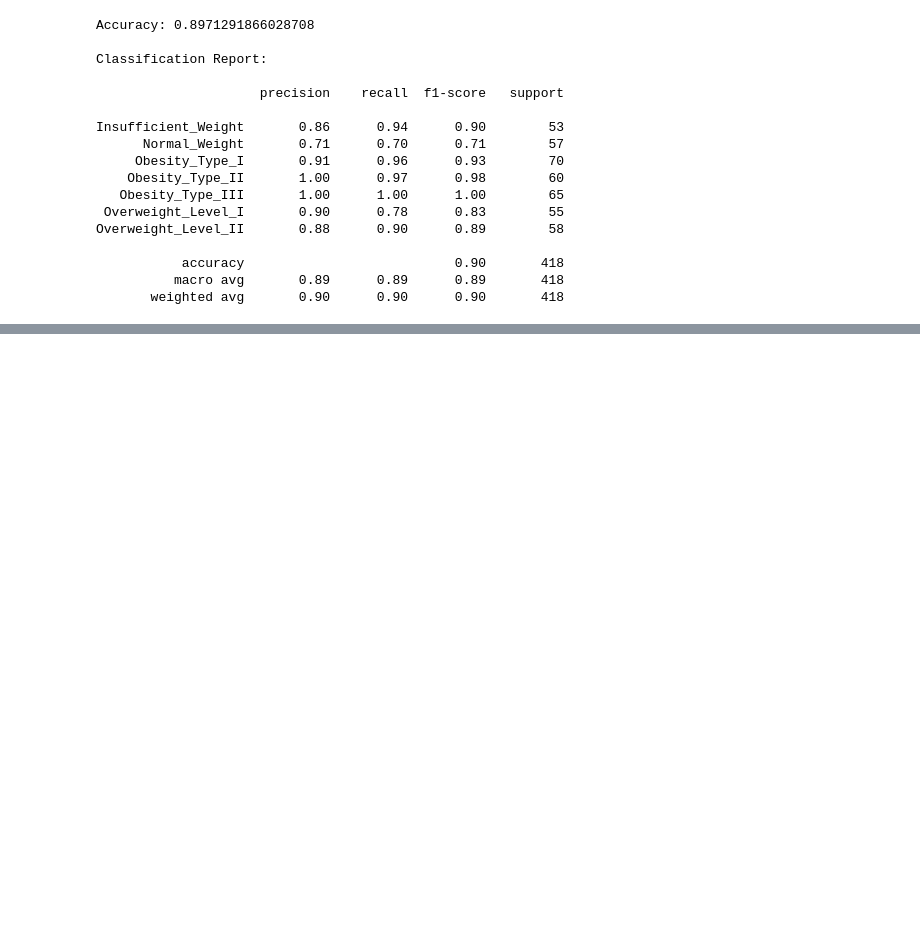
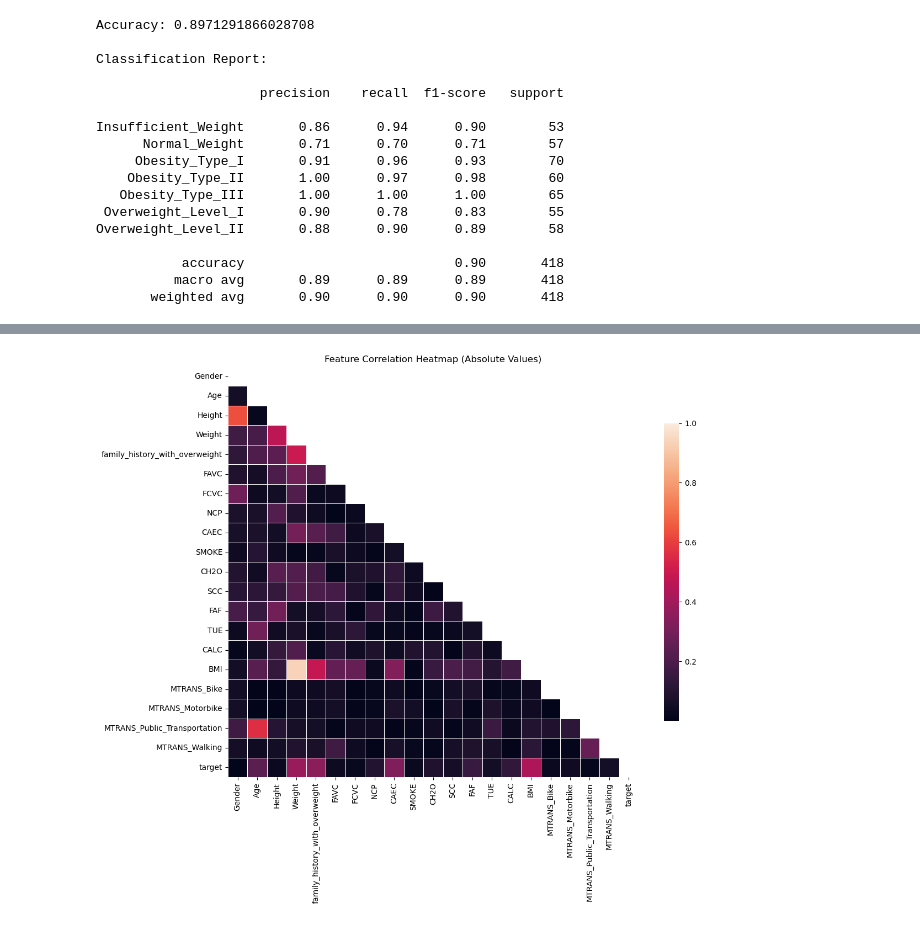
Before and after one commit to BMAS30/ml-project, a Jupyter notebook: notebooks/rascunho.ipynb, the cells around one changed output, grey strips where cells are left out. Cells and saved outputs as stored; diff of their text form; code cells hidden in the pictures; blank space fills up the shorter version.

```diff
--- a/notebooks/rascunho.ipynb
+++ b/notebooks/rascunho.ipynb
@@ -465,19 +295,0 @@ plt.show()
-# %%
-param_grid = {
-    'n_neighbors': list(range(3, 16)),
-    'weights': ['uniform', 'distance'],
-    'metric': ['euclidean', 'manhattan']
-}
-
-grid = GridSearchCV(
-    estimator=KNeighborsClassifier(),
-    param_grid=param_grid,
-    cv=5,
-    scoring='accuracy',
-    n_jobs=-1
-)
-
-grid.fit(X_train_scaled, y_train_encoded)
-
-print("Best params:", grid.best_params_)
-print("Best CV score:", grid.best_score_)
@@ -522,0 +340,34 @@ plt.show()
+# %%
+# Combine features and target into a single DataFrame for correlation analysis
+df_corr = X_train.copy()
+
+# Add encoded target variable
+df_corr["target"] = y_train_encoded
+
+# Compute correlation matrix (absolute values for strength only)
+corr = np.abs(df_corr.corr())
+
+# Create mask for upper triangle (to avoid duplicate information)
+mask = np.zeros_like(corr, dtype=bool)
+mask[np.triu_indices_from(mask)] = True
+
+# Set up the matplotlib figure
+plt.figure(figsize=(12, 10))
+
+cmap = sns.diverging_palette(220, 10, as_cmap=True)
+
+# Draw heatmap
+sns.heatmap(
+    corr,
+    mask=mask,
+    vmax=1,
+    square=True,
+    linewidths=0.5,
+    cbar_kws={"shrink": 0.7},
+    annot=False
+)
+
+plt.title("Feature Correlation Heatmap (Absolute Values)")
+plt.show()
+# %% [output]
+[figure, added]
```
Also changed, not shown: parts of 54 cells of this notebook.
